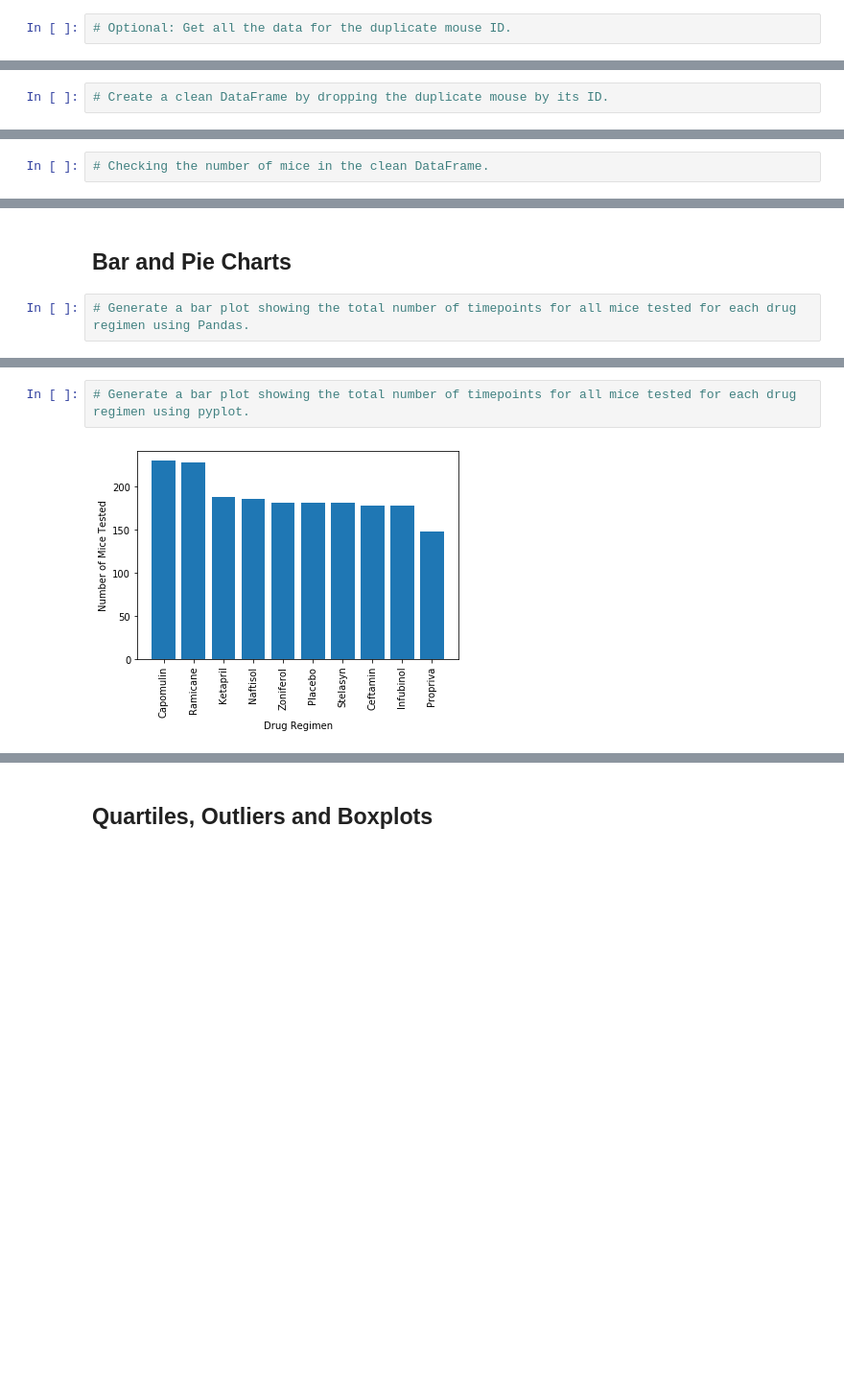
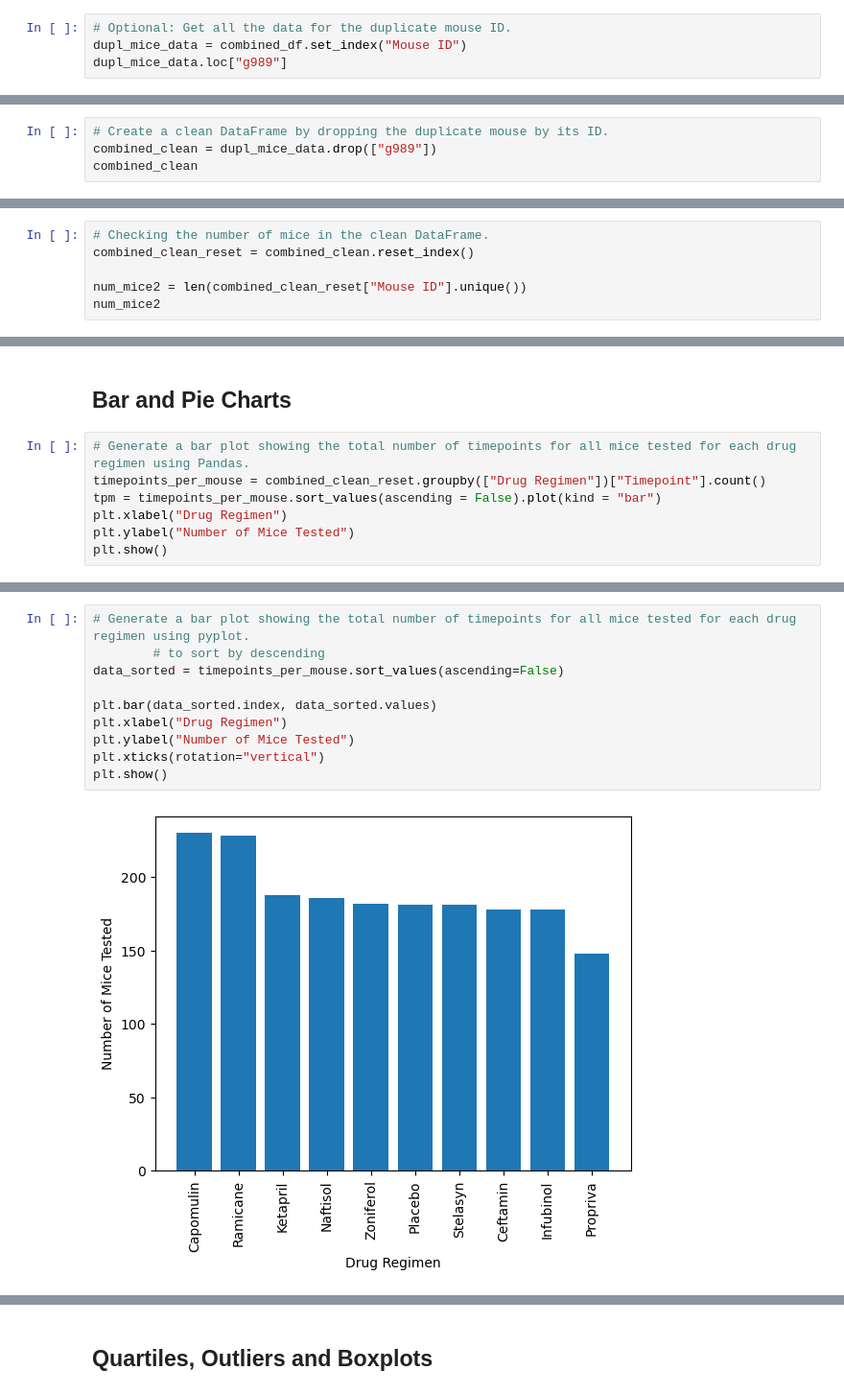
Before and after one commit to kelseyabbey/matplotlib-challenge, a Jupyter notebook: module_5_starter_code/Pymaceuticals/pymaceuticals.ipynb, the cells around one changed output, grey strips where cells are left out. Shown at 96% size. Drawn from its saved outputs; the diff is of its cells as text; blank space fills up the shorter version.

```diff
--- a/module_5_starter_code/Pymaceuticals/pymaceuticals.ipynb
+++ b/module_5_starter_code/Pymaceuticals/pymaceuticals.ipynb
@@ -40,4 +50,6 @@ study_results = pd.read_csv(study_results_path)
 array(['g989'], dtype=object)
 # %%
 # Optional: Get all the data for the duplicate mouse ID.
+dupl_mice_data = combined_df.set_index("Mouse ID")
+dupl_mice_data.loc["g989"]
 # %% [output]
@@ -58,3 +71,5 @@ array(['g989'], dtype=object)
 # %%
 # Create a clean DataFrame by dropping the duplicate mouse by its ID.
+combined_clean = dupl_mice_data.drop(["g989"])
+combined_clean
 # %% [output]
@@ -67,5 +90,9 @@ array(['g989'], dtype=object)
 # %%
 # Checking the number of mice in the clean DataFrame.
+combined_clean_reset = combined_clean.reset_index()
+
+num_mice2 = len(combined_clean_reset["Mouse ID"].unique())
+num_mice2
 # %% [output]
 248
 # %% [markdown]
@@ -112,4 +153,9 @@ array(['g989'], dtype=object)
 ## Bar and Pie Charts
 # %%
 # Generate a bar plot showing the total number of timepoints for all mice tested for each drug regimen using Pandas.
+timepoints_per_mouse = combined_clean_reset.groupby(["Drug Regimen"])["Timepoint"].count()
+tpm = timepoints_per_mouse.sort_values(ascending = False).plot(kind = "bar")
+plt.xlabel("Drug Regimen")
+plt.ylabel("Number of Mice Tested")
+plt.show()
 # %% [output]
@@ -117,6 +163,14 @@ array(['g989'], dtype=object)
 # %%
 # Generate a bar plot showing the total number of timepoints for all mice tested for each drug regimen using pyplot.
+        # to sort by descending
+data_sorted = timepoints_per_mouse.sort_values(ascending=False)
+
+plt.bar(data_sorted.index, data_sorted.values)
+plt.xlabel("Drug Regimen")
+plt.ylabel("Number of Mice Tested")
+plt.xticks(rotation="vertical")
+plt.show()
 # %% [output]
-[figure, old version]
+[figure, new version]
 # %%
 # Generate a pie plot showing the distribution of female versus male mice using Pandas
```
Also changed, not shown: parts of 21 cells of this notebook, 3 other files.
